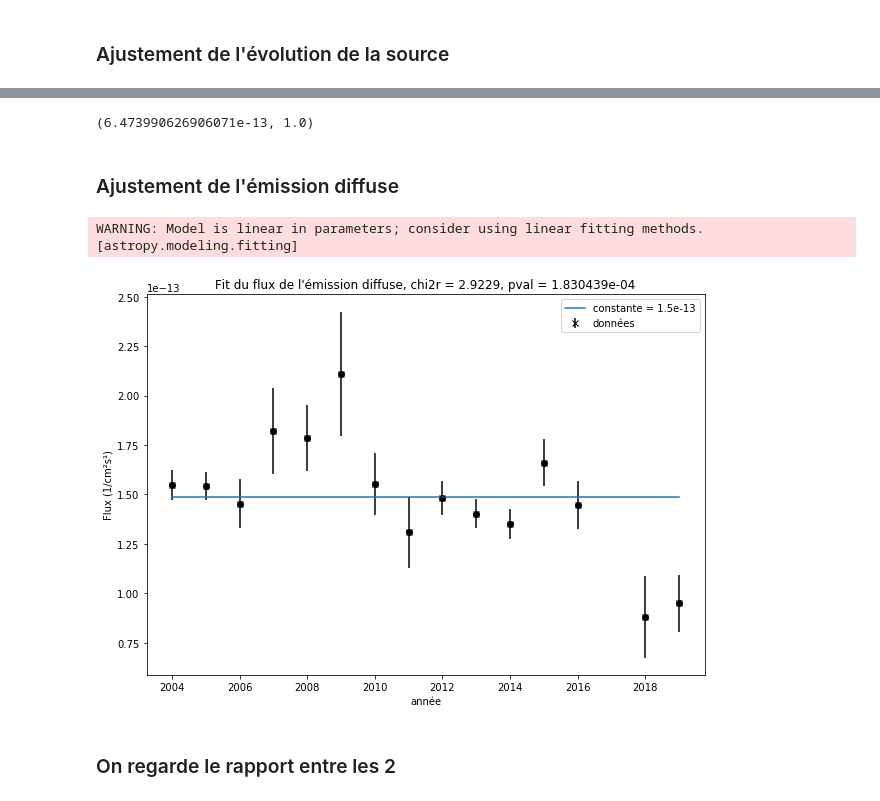
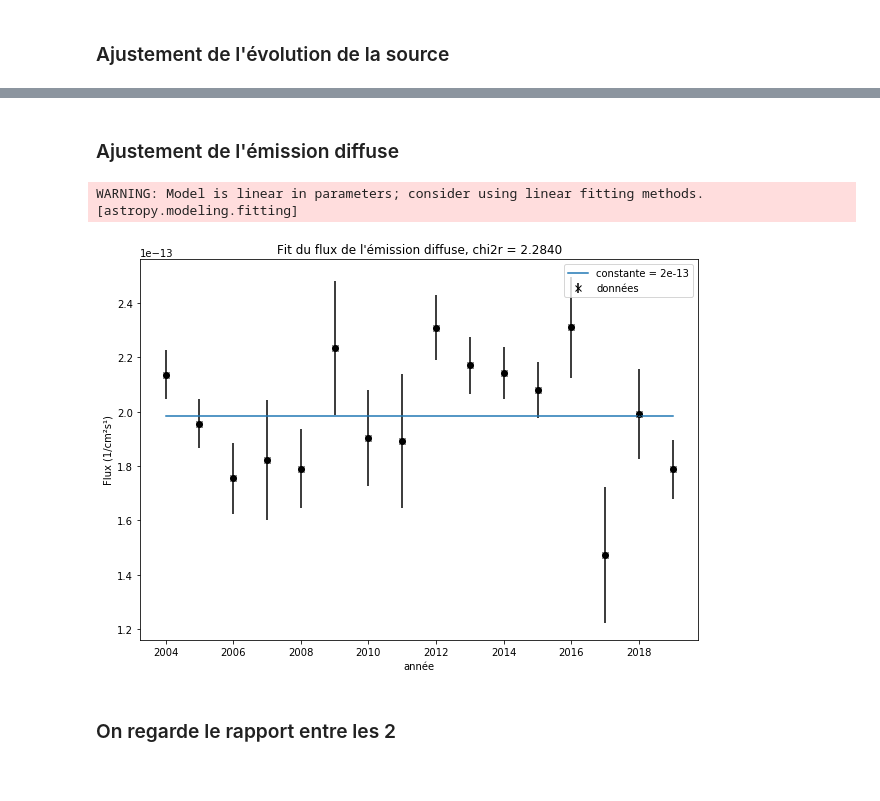
Before and after one commit to SamZouari/hess, a Jupyter notebook: notebooks0.15/analyse3D/evolution_3compin1_diffuse.ipynb, the cells around one changed output, grey strips where cells are left out. Cells and saved outputs as stored; diff of their text form; code cells hidden in the pictures.

```diff
--- a/notebooks0.15/analyse3D/evolution_3compin1_diffuse.ipynb
+++ b/notebooks0.15/analyse3D/evolution_3compin1_diffuse.ipynb
@@ -595,11 +602,11 @@ plt.plot(x, y, label=r'$\mu$ = {0:03.4f}, $\sigma$ = {1:03.4f}'.format(mean,std)
 
 plt.legend(loc=1)
 
-name = "significance_hist"+str(year)+".pdf"
+name = "significance_hist2016.pdf"
 plt.title("Distribution de la significativité sur les (3°,1.5°) centraux pour 2016")
 plt.savefig(pathh/name, overwrite=True)
 
-for year in range(2018,2020):
+for year in range(2017,2020):
     plt.figure()
     signidata = lima_significances[year]['significance'].cutout(position=src_pos, width=(3 * u.deg, 2 * u.deg)).data
 
@@ -608,7 +615,7 @@ for year in range(2018,2020):
 
     plt.hist(signidata[mask].flatten(),30, histtype='step', density=True)
 
-    mean,std=norm.fit(signidata)
+    mean,std=norm.fit(signidata[mask])
     xmin, xmax = plt.xlim()
     x = np.linspace(xmin, xmax, 100)
     y = norm.pdf(x, mean, std)
@@ -689,7 +696,7 @@ norms = []
 norms_err = []
 
 
-for year in range(2004,2017):
+for year in range(2004,2018):
     dif , GC, amp, amp_err, ampdiff, amp_errdiff, norm, norm_err = CalculateFluxFromModels(year, emin, emax)
 
     resGC.append(GC.value)
@@ -733,7 +740,7 @@ yerrdiff = (resdiff/ampsdiff)*amp_errsdiff
 
 
 bizar = []
-for k in range(13):
+for k in range(14):
     truc = 2*(cov_per_year[2004+k][0,1]*yerrGC[k]*yerrdiff[k])/(resGC[k]*resdiff[k])
     bizar.append(truc)
 
@@ -746,7 +753,7 @@ yerr_rap = (resGC/resdiff)*np.sqrt((yerrGC/resGC)**2 + (yerrdiff/resdiff)**2 -bi
 # %% [markdown]
 ### Graphes des différents flux (les données importantes)
 # %%
-years = [k for k in range(2004,2017)]+[2018,2019]
+years = [k for k in range(2004,2018)]+[2018,2019]
 
 
 plt.figure(figsize=(10,15))
@@ -846,43 +856,39 @@ WARNING: Model is linear in parameters; consider using linear fitting methods. [
-# %%
-chi2, pval = stats.chisquare(y, A2)
-chi2, pval
-# %% [output]
-(6.473990626906071e-13, 1.0)
 # %% [markdown]
 ### Ajustement de l'émission diffuse
 # %%
 x = years
 y = resdiff
 y_uncs = yerrdiff
 
 
 # Fit the data using a box model.
 # Bounds are not really needed but included here to demonstrate usage.
 t_init = models.Const1D(1e-10)
 fit_t = fitting.LevMarLSQFitter()
 t = fit_t(t_init, x, y)#, weights=1.0/y_uncs)
 
 A1 = y
 A2 = t(2004)
 err_bars = y_uncs
 #chi2, pval = stats.chisquare(A1, A2)
 chi2r = chisqr(A1, A2, err_bars)
-pv = pval(A1, A2, err_bars)
+
+#pv = pval(A1, A2, err_bars)
 
 
 # Plot the data with the best-fit model
 plt.figure(figsize=(10,7))
 plt.plot(x, y, 'ko')
 plt.errorbar(x, y, yerr=y_uncs, fmt='kx', label="données")
 plt.plot(x, t(x), label='constante = ' + str(round(t(2004), 14)) )
 plt.xlabel('année')
 plt.ylabel('Flux (1/cm²s¹)')
 plt.legend(loc=1)
-plt.title("Fit du flux de l'émission diffuse, chi2r = {0:03.4f}, pval = {1:e}".format(chi2r, pv))
+plt.title("Fit du flux de l'émission diffuse, chi2r = {0:03.4f}".format(chi2r))
 plt.savefig(path/"fit_flux_DE_04_19_full.pdf")
 # %% [output]
 WARNING: Model is linear in parameters; consider using linear fitting methods. [astropy.modeling.fitting]
-[figure, old version]
+[figure, new version]
 # %% [markdown]
 ### On regarde le rapport entre les 2
 # %%
```
Also changed, not shown: parts of 15 cells of this notebook, 6 other files.
